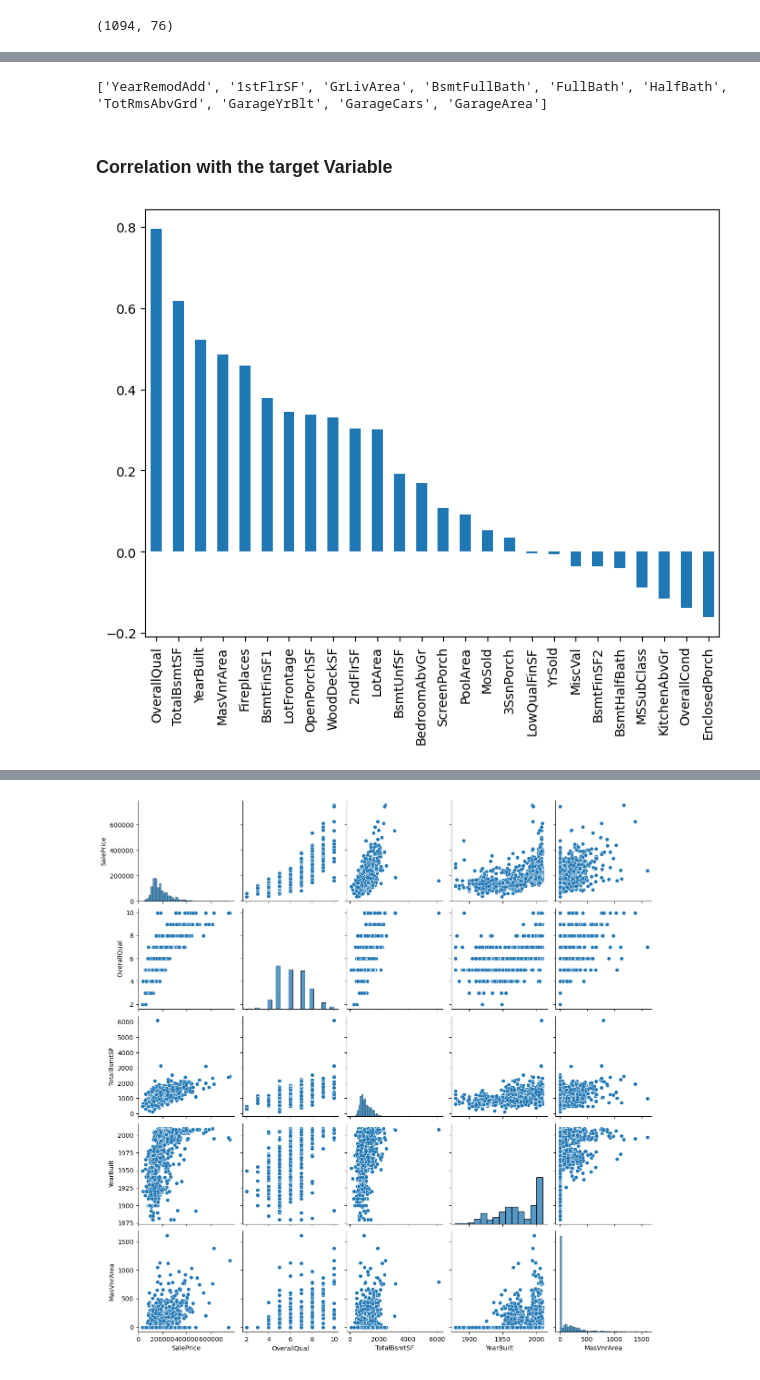
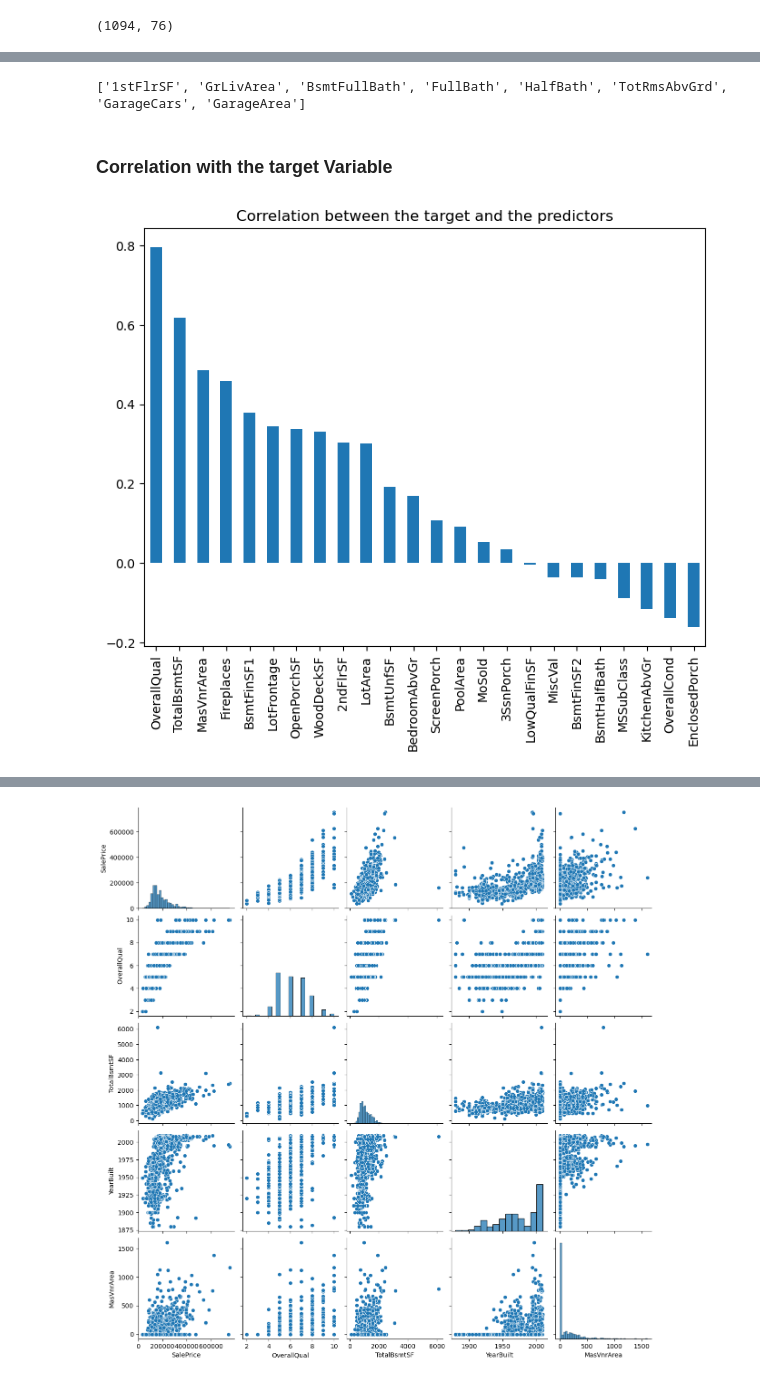
Before and after one commit to dilruu89/Kaggle, a Jupyter notebook: 02-regression-analysis-house-pricing.ipynb, the cells around one changed output, grey strips where cells are left out. Cells and saved outputs as stored; diff of their text form; code cells hidden in the pictures.

```diff
--- a/02-regression-analysis-house-pricing.ipynb
+++ b/02-regression-analysis-house-pricing.ipynb
@@ -84,0 +193,6 @@ print(train_df.shape)
+# %%
+# convert categorical to numerical colomns
+train_df = train_df.astype({"LotFrontage": int, "MasVnrArea": int})
+# %%
+# similarly convert numerical to categorical colomns
+train_df = train_df.astype({"YrSold": object, "GarageYrBlt": object, "YearBuilt": object, "YearRemodAdd": object})
@@ -108,14 +232,15 @@ print(to_drop)
 # drop the selected feattures that are correlated with anothoer feature
 train_df_nid.drop(to_drop, axis=1, inplace=True)
 # %% [output]
-['YearRemodAdd', '1stFlrSF', 'GrLivArea', 'BsmtFullBath', 'FullBath', 'HalfBath', 'TotRmsAbvGrd', 'GarageYrBlt', 'GarageCars', 'GarageArea']
+['1stFlrSF', 'GrLivArea', 'BsmtFullBath', 'FullBath', 'HalfBath', 'TotRmsAbvGrd', 'GarageCars', 'GarageArea']
 # %% [markdown]
 ### Correlation with the target Variable
 # %%
 corr_with_tot_count = train_df_nid.corr()["SalePrice"].sort_values(ascending=False)
 
 plt.figure(figsize=(8,6))
 corr_with_tot_count.drop("SalePrice").plot.bar()
+plt.title('Correlation between the target and the predictors')
 plt.show()
 # %% [output]
-[figure, old version]
+[figure, new version]
```
Also changed, not shown: parts of 86 cells of this notebook.
